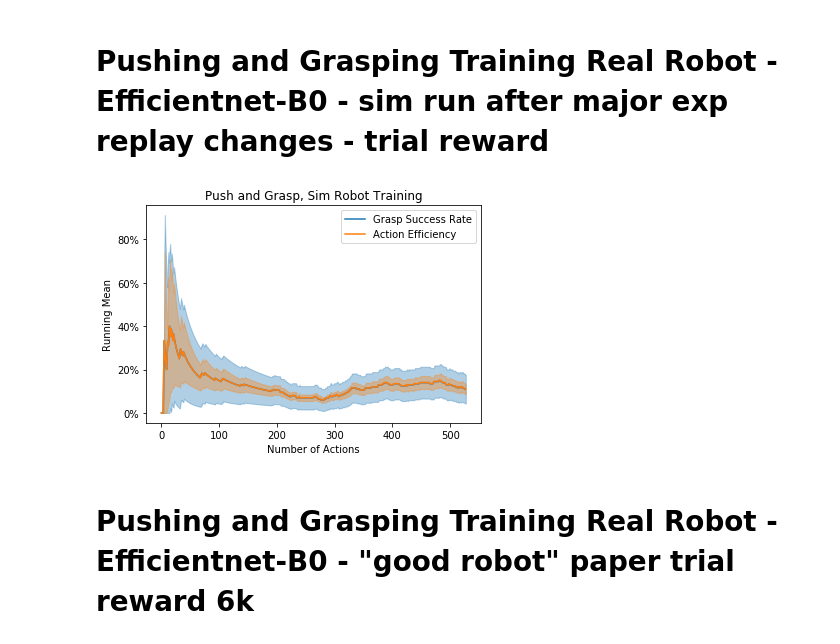
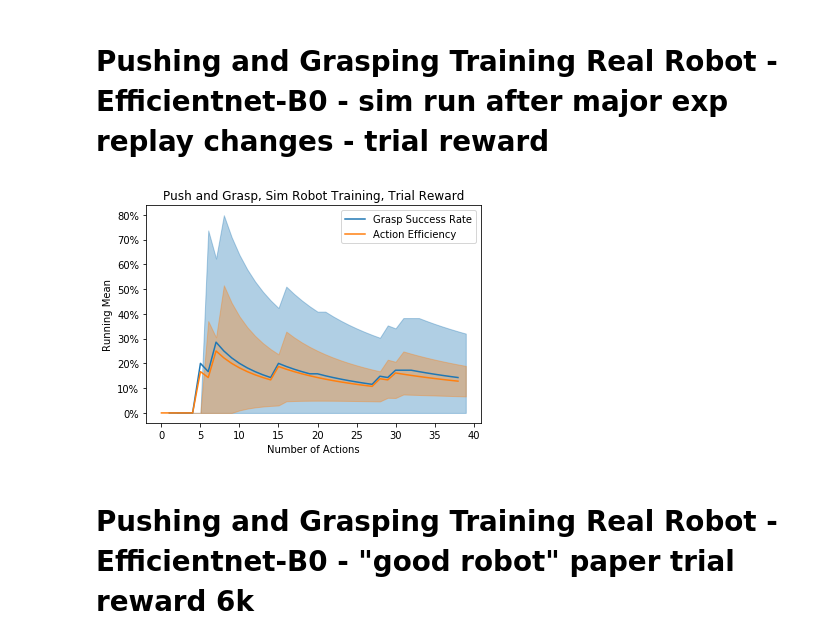
Before and after one commit to jhu-lcsr/good_robot, a Jupyter notebook: plot_success_rate/calculate_successes.ipynb, the cells around one changed output. Cells and saved outputs as stored; diff of their text form; code cells hidden in the pictures.

```diff
--- a/plot_success_rate/calculate_successes.ipynb
+++ b/plot_success_rate/calculate_successes.ipynb
@@ -236,12 +238,13 @@ plot_it(log_dir, title, window=window, max_iter=max_iter, place=False)
 # %%
 window = 200
 max_iter = None
-log_dir = '../logs/2020-01-01-22-11-59'
+log_dir = '../logs/2020-01-02-17-59-38'
+# folder run with --trial_reward and check_z_height, and possibly grasp_only, made zero progress:
 # /home/costar/src/real_good_robot/logs/2020-01-01-22-11-59
-title = 'Push and Grasp, Sim Robot Training'
+title = 'Push and Grasp, Sim Robot Training, Trial Reward'
 plot_it(log_dir, title, window=window, max_iter=max_iter, place=False)
 # %% [output]
-[figure, old version]
+[figure, new version]
 # %% [markdown]
 # Pushing and Grasping Training Real Robot - Efficientnet-B0 - "good robot" paper trial reward 6k
 # %%
```
Also changed, not shown: parts of 1 cell of this notebook.
